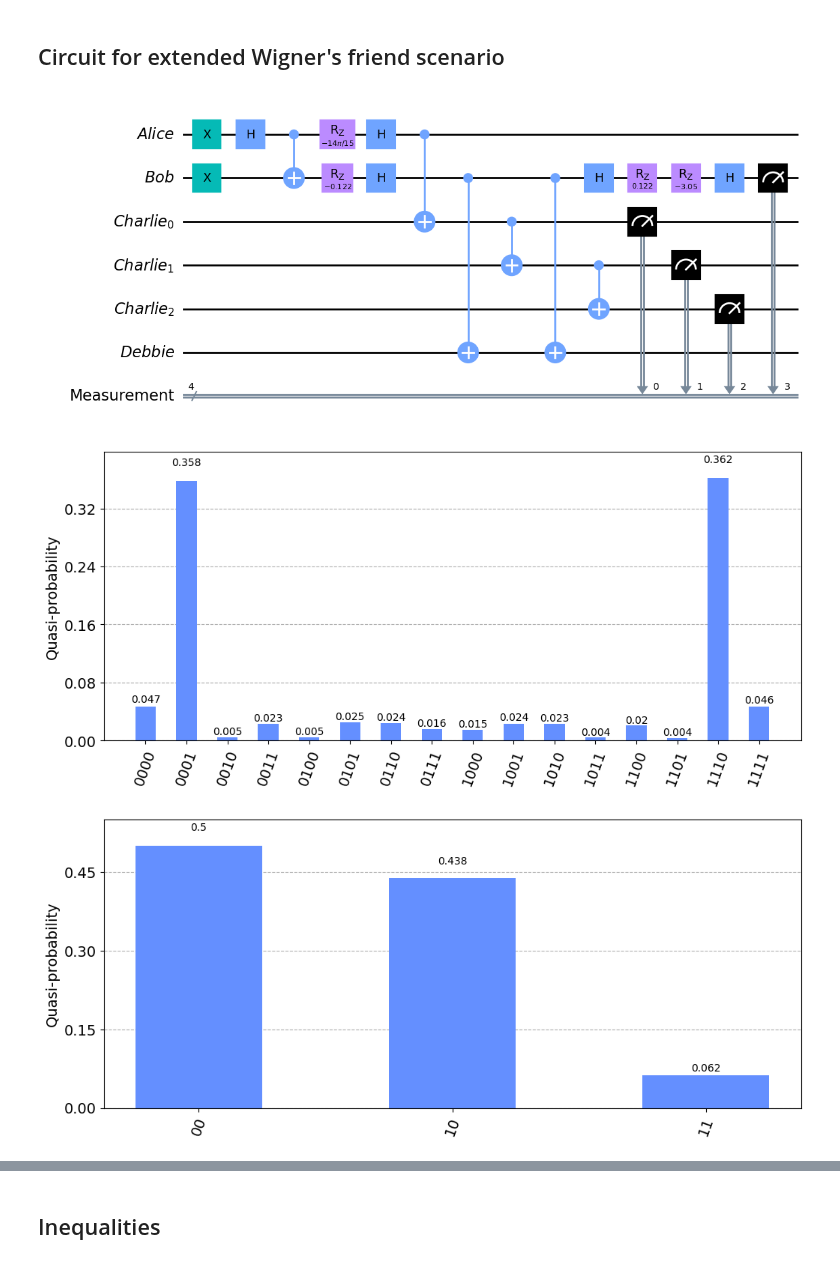
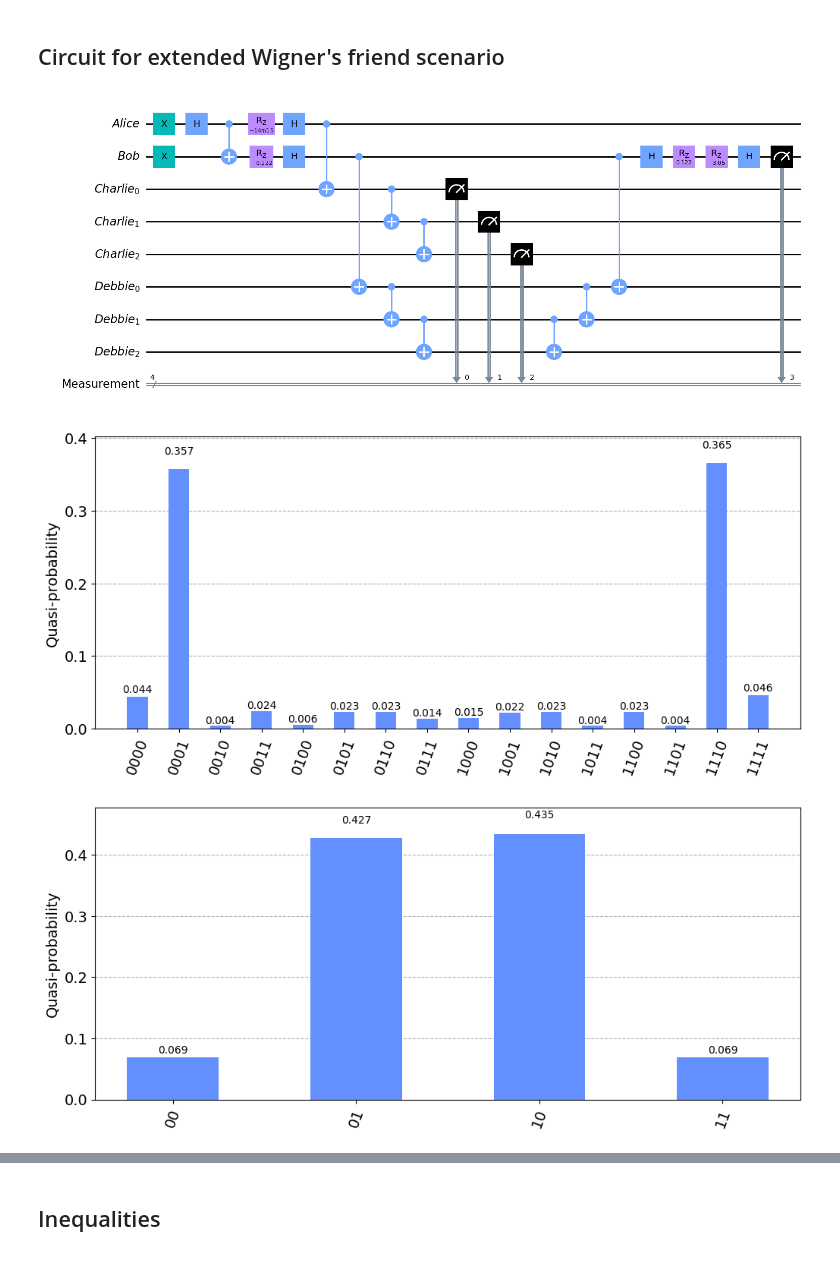
Before and after one commit to unitaryfoundation/wigners_friend, a Jupyter notebook: notebooks/semi_brukner_ewfs_majority.ipynb, the cells around one changed output, grey strips where cells are left out. Cells and saved outputs as stored; diff of their text form; code cells hidden in the pictures.

```diff
--- a/notebooks/semi_brukner_ewfs_majority.ipynb
+++ b/notebooks/semi_brukner_ewfs_majority.ipynb
@@ -271,7 +212,6 @@ def apply_setting(qc: QuantumCircuit,
         if observer is BOB:
             qc.h(BOB)
             qc.rz((BETA - ANGLES[1]), BOB)
-
         ewfs_rotation(qc, observer, angle)
         qc.measure(observer, observer_creg)
 
@@ -283,26 +223,29 @@ def ewfs(alice_setting: Setting,
         debbie_size: int) -> QuantumCircuit:
     """Generate the circuit for extended Wigner's friend scenario."""
     # Define quantum registers
-    debbie_size = 1
+    alice_size, bob_size = 1, 1
+    sys_size = alice_size + bob_size
+    meas_size = 2
+
     alice, bob, charlie, debbie = [
         QuantumRegister(size, name=name)
-        for size, name in zip([ALICE_SIZE, BOB_SIZE, charlie_size, debbie_size],
+        for size, name in zip([alice_size, bob_size, charlie_size, debbie_size],
                               ["Alice", "Bob", "Charlie", "Debbie"])
     ]
-    if alice_setting is PEEK and bob_setting is not PEEK:
+    if (alice_setting == PEEK and bob_setting != PEEK):
         measurement = ClassicalRegister(charlie_size + 1, name="Measurement")
         alice_creg = list(range(charlie_size))
         bob_creg = charlie_size
     else:
-        measurement = ClassicalRegister(MEAS_SIZE, name="Measurement")
+        measurement = ClassicalRegister(meas_size, name="Measurement")
         alice_creg = 0
         bob_creg = 1
 
     # Create the Quantum Circuit with the defined registers
     qc = QuantumCircuit(alice, bob, charlie, debbie, measurement)
 
-    charlie_qubits = range(SYS_SIZE, (SYS_SIZE + charlie_size))
-    debbie_qubits = range(SYS_SIZE + charlie_size, SYS_SIZE + (charlie_size + debbie_size))
+    charlie_qubits = range(sys_size, (sys_size + charlie_size))
+    debbie_qubits = range(sys_size + charlie_size, sys_size + (charlie_size + debbie_size))
 
     # Prepare the bipartite quantum system
     prepare_bipartite_system(qc)
@@ -321,13 +264,12 @@ def ewfs(alice_setting: Setting,
 
     return qc
 # %%
-charlie_size = 3
-debbie_size = 1
-setting = (1,2)
-qc = ewfs(setting[0], setting[1], ANGLES, BETA, charlie_size, debbie_size)
+size = 3
+setting = (1, 2)
+qc = ewfs(setting[0], setting[1], ANGLES, BETA, size, size)
 qc.draw("mpl", style="clifford")
 # %% [output]
-[figure, old version]
+[figure, new version]
 # %%
 noise_bit_flip = bitflip_model(0.03)
 
@@ -346,14 +288,14 @@ probabilities = {key[::-1]: value / 1e4 for key, value in counts.items()}
 from qiskit.visualization import plot_distribution
 plot_distribution(probabilities, figsize=(12, 5))
 # %% [output]
-[figure, old version]
+[figure, new version]
 # %%
 results = {setting: probabilities}
-dec_res = decode_results(results, charlie_size, debbie_size)
+dec_res = decode_results(results, size, size)
 probs = dec_res[setting]
 plot_distribution(probs, figsize=(12, 5))
 # %% [output]
-[figure, old version]
+[figure, new version]
 # %%
 double_expect(setting, dec_res)
 # %% [output]
```
Also changed, not shown: parts of 12 cells of this notebook.
